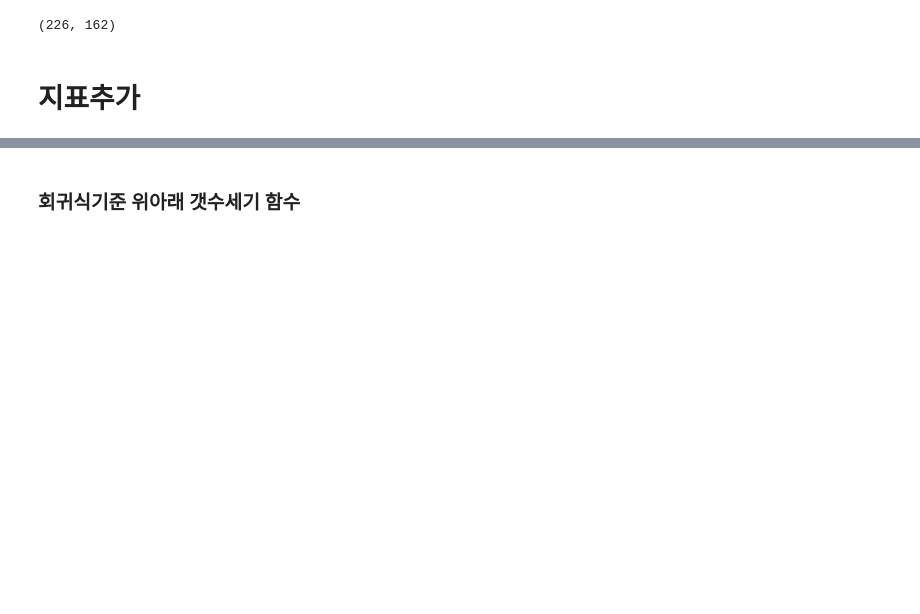
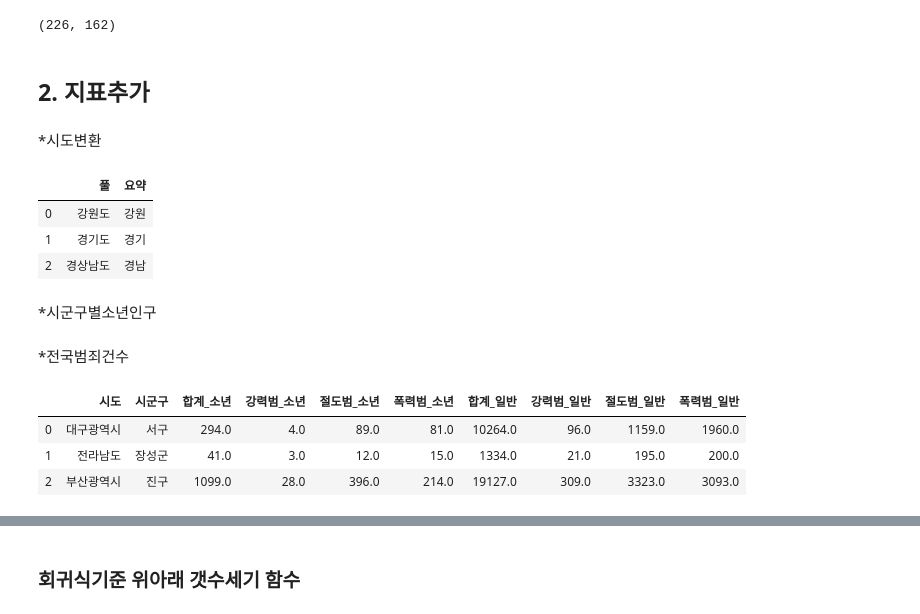
Before and after one commit to gloryle/ARTISTS, a Jupyter notebook: 1209_jy_이혼 - 범죄등급 #가정폭력_가설1시군구.ipynb, the cells around one changed output, grey strips where cells are left out. Saved outputs shown, nothing was run; the diff lists cells and outputs as text; code cells hidden in the pictures; blank space fills up the shorter version.

```diff
--- a/1209_jy_이혼 - 범죄등급 #가정폭력_가설1시군구.ipynb
+++ b/1209_jy_이혼 - 범죄등급 #가정폭력_가설1시군구.ipynb
@@ -31,12 +33,22 @@ sigungu_nxy.shape
 # %% [output]
 (226, 162)
 # %% [markdown]
-# 지표추가
+## 2. 지표추가
 # %%
 ## 가설: 이혼부모 + 미성년자녀 가구가 많은 지역은 소년범죄율이 높을 것이다. 소년폭력범죄율이 높을 것이다.
 ## 재판이혼이 많은 지역은 범죄가 많을 것이다.
 ## 재판이혼이 많은 지역은 소년범죄가 많을 것이다
+# %% [markdown]
+*시도변환
 # %%
 #시도변환
 이혼통계 = 'C:/Users/COM/Desktop/이혼통계/'
 시도변환 = pd.read_csv(이혼통계+'시도변환.csv', encoding='cp949')
+시도변환.head(3)
+# %% [output]
+|  | 풀 | 요약 |
+| 0 | 강원도 | 강원 |
+| 1 | 경기도 | 경기 |
+| 2 | 경상남도 | 경남 |
+# %% [markdown]
+*시군구별소년인구
@@ -43,14 +62,16 @@ sigungu_nxy.shape
+# %% [markdown]
+*전국범죄건수
 # %%
-# 범죄건수추가-지방
-범죄2015 = pd.read_csv(이혼통계+'범죄발생.csv', encoding='cp949')
-범죄2015.shape
-범죄2015.head(1)
-df = 범죄2015.loc[:,['시도','시군구','합계_소년','합계_일반','폭력범_소년','폭력범_일반']]
-df.columns=['시도','시군구','소년범죄건수','범죄건수','소년폭력범죄건수','폭력범죄건수']
-df.replace(시도변환.요약.tolist(), 시도변환.풀.tolist(), inplace=True)
-df
-# sigungu_nxy= sigungu_nxy.merge(df,on=['시도','시군구'], how='inner')
-# sigungu_nxy.shape
-범죄2015.drop(['합계_소년','지능풍속범_소년','기타형법범_소년','특별법범_소년'],axis=1,inplace=True)
-범죄2015.drop(['합계_일반','지능풍속범_일반','기타형법범_일반','특별법범_일반'],axis=1,inplace=True)
+# 범죄건수(소년,성인)추가-지방
+지방범죄 = pd.read_csv(이혼통계+'범죄발생.csv', encoding='cp949')
+# df = 지방범죄.loc[:,['시도','시군구','합계_소년','합계_일반','폭력범_소년','폭력범_일반']]
+지방범죄.replace(시도변환.요약.tolist(), 시도변환.풀.tolist(), inplace=True)
+지방범죄.drop(['지능풍속범_소년','기타형법범_소년','특별법범_소년'],axis=1,inplace=True)
+지방범죄.drop(['지능풍속범_일반','기타형법범_일반','특별법범_일반'],axis=1,inplace=True)
+지방범죄.head(3)
+# %% [output]
+|  | 시도 | 시군구 | 합계_소년 | 강력범_소년 | 절도범_소년 | 폭력범_소년 | 합계_일반 | 강력범_일반 | 절도범_일반 | 폭력범_일반 |
+| 0 | 대구광역시 | 서구 | 294.0 | 4.0 | 89.0 | 81.0 | 10264.0 | 96.0 | 1159.0 | 1960.0 |
+| 1 | 전라남도 | 장성군 | 41.0 | 3.0 | 12.0 | 15.0 | 1334.0 | 21.0 | 195.0 | 200.0 |
+| 2 | 부산광역시 | 진구 | 1099.0 | 28.0 | 396.0 | 214.0 | 19127.0 | 309.0 | 3323.0 | 3093.0 |
 # %%
```
Also changed, not shown: parts of 38 cells of this notebook, 2 other files.
